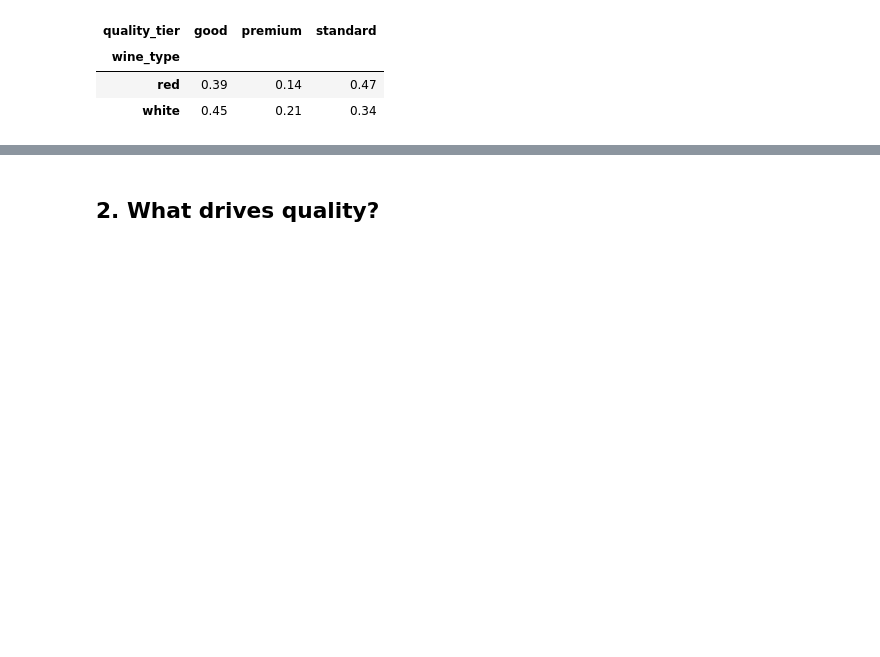
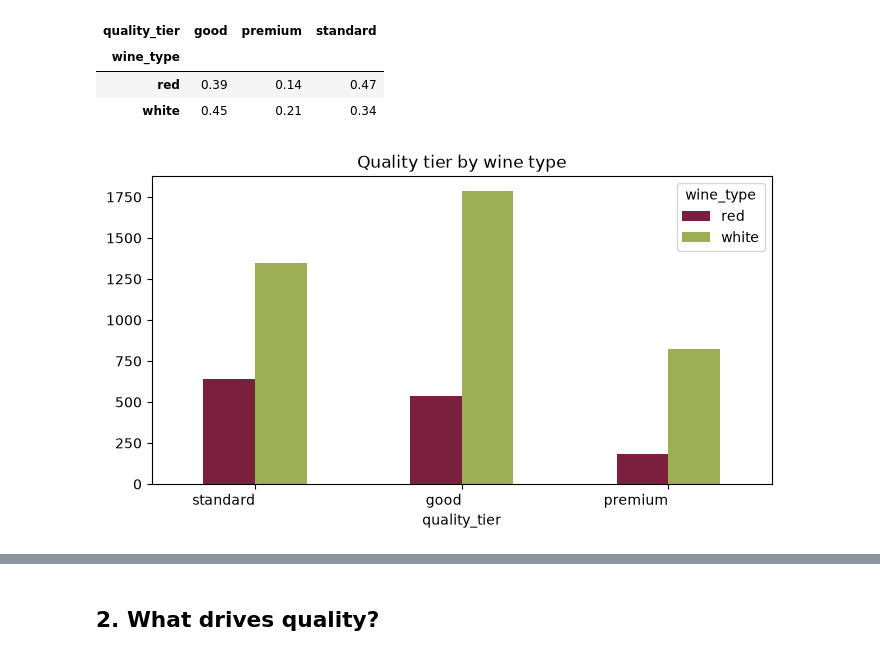
Before and after one commit to ivanya93/vinhoverde-ai, a Jupyter notebook: notebooks/01_eda.ipynb, the cells around one changed output, grey strips where cells are left out. Saved outputs shown, nothing was run; the diff lists cells and outputs as text; code cells hidden in the pictures; blank space fills up the shorter version.

```diff
--- a/notebooks/01_eda.ipynb
+++ b/notebooks/01_eda.ipynb
@@ -69,4 +69,13 @@ pd.crosstab(wine["wine_type"], wine["quality_tier"], normalize="index").round(2)
 | wine_type |  |  |  |
 | red | 0.39 | 0.14 | 0.47 |
 | white | 0.45 | 0.21 | 0.34 |
+# %%
+tier_order = ["standard", "good", "premium"]
+wine.groupby("wine_type")["quality_tier"].value_counts().unstack(0).reindex(tier_order).plot.bar(
+    figsize=(8,4), title="Quality tier by wine type",
+    color={"red": "#7a1f3d", "white": "#9caf54"},rot=0)
+plt.xticks(ha="right")
+plt.show()
+# %% [output]
+[figure, added]
 # %%
```
Also changed, not shown: parts of 2 cells of this notebook.
